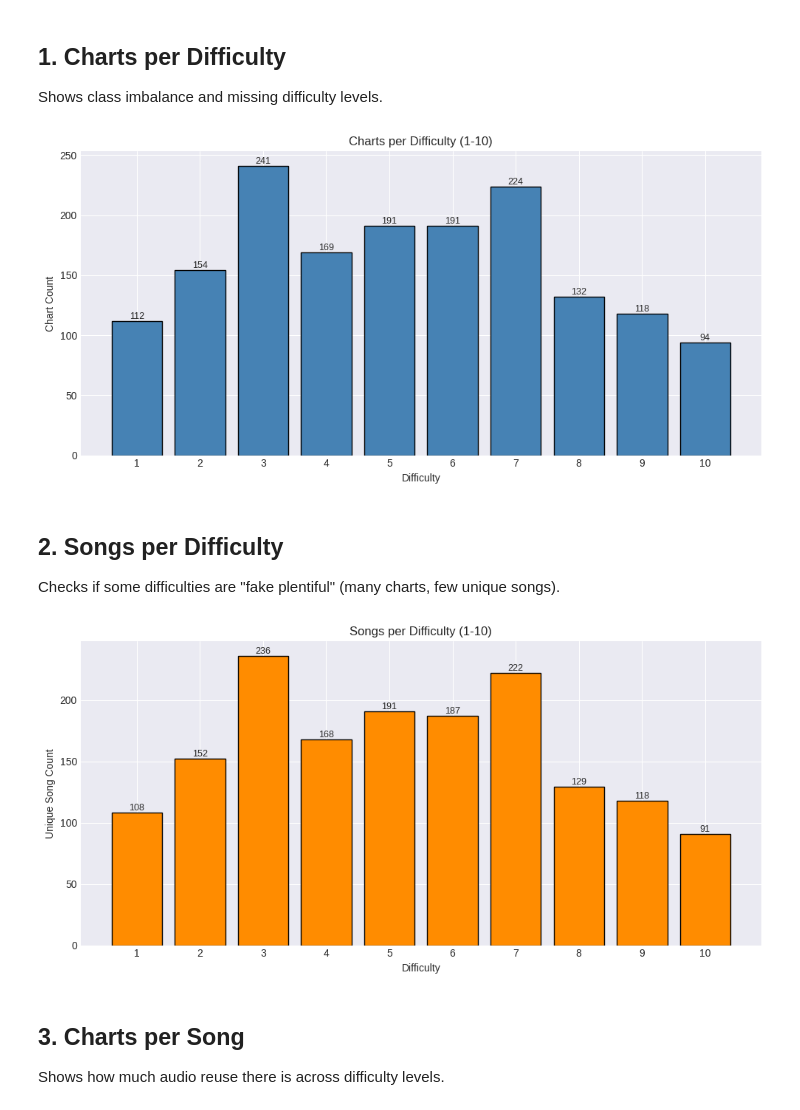
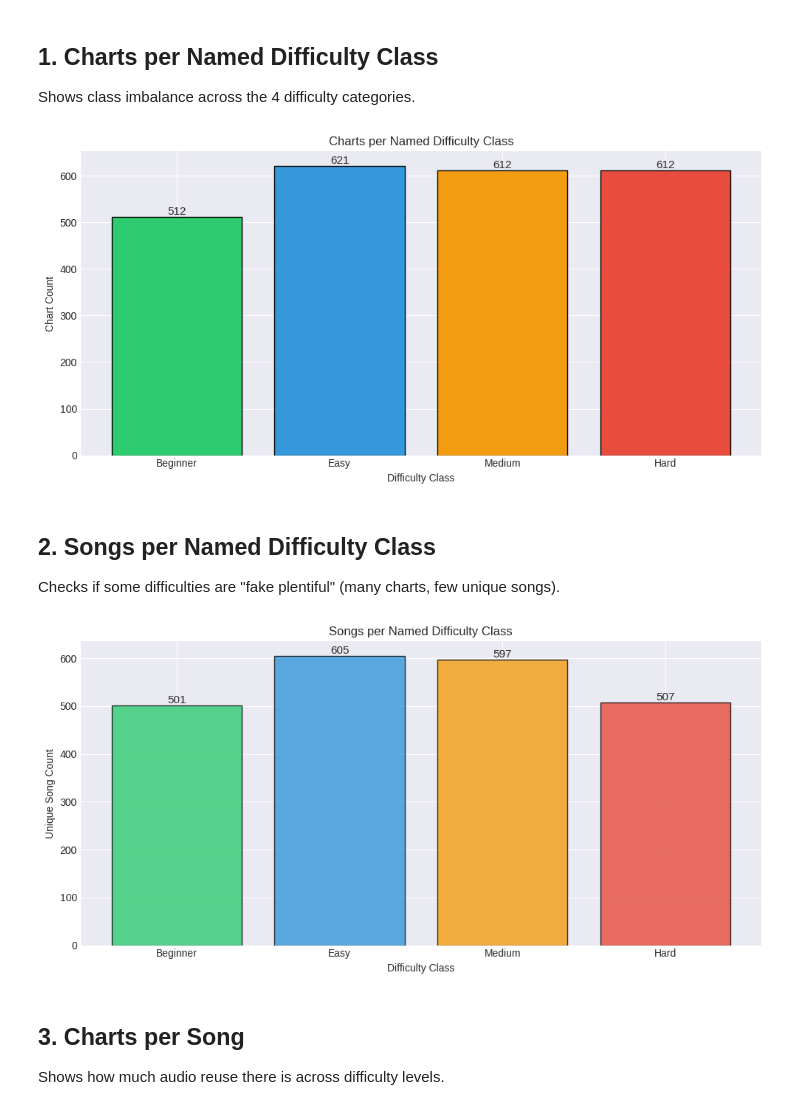
Before and after one commit to Ybx-jp/stepmania-ml, a Jupyter notebook: notebooks/data_exploration.ipynb, the cells around one changed output. Cells and saved outputs as stored; diff of their text form; code cells hidden in the pictures.

```diff
--- a/notebooks/data_exploration.ipynb
+++ b/notebooks/data_exploration.ipynb
@@ -101,20 +165,20 @@ Failed: 529
 # %% [markdown]
-## 1. Charts per Difficulty
+## 1. Charts per Named Difficulty Class
 
-Shows class imbalance and missing difficulty levels.
+Shows class imbalance across the 4 difficulty categories.
 # %%
-difficulties = [c['difficulty'] for c in charts]
-diff_counts = {d: difficulties.count(d) for d in range(1, 11)}
+diff_counts = {name: sum(1 for c in charts if c['difficulty_name'] == name) for name in DIFFICULTY_NAMES}
 
 fig, ax = plt.subplots(figsize=(10, 5))
-ax.bar(diff_counts.keys(), diff_counts.values(), color='steelblue', edgecolor='black')
-ax.set_xlabel('Difficulty')
+bars = ax.bar(DIFFICULTY_NAMES, [diff_counts[name] for name in DIFFICULTY_NAMES],
+              color=['#2ecc71', '#3498db', '#f39c12', '#e74c3c'], edgecolor='black')
+ax.set_xlabel('Difficulty Class')
 ax.set_ylabel('Chart Count')
-ax.set_title('Charts per Difficulty (1-10)')
-ax.set_xticks(range(1, 11))
+ax.set_title('Charts per Named Difficulty Class')
 
-for d, count in diff_counts.items():
-    ax.annotate(str(count), (d, count), ha='center', va='bottom', fontsize=9)
+for bar, name in zip(bars, DIFFICULTY_NAMES):
+    ax.annotate(str(diff_counts[name]), (bar.get_x() + bar.get_width()/2, bar.get_height()),
+                ha='center', va='bottom', fontsize=11)
 
 plt.tight_layout()
 plt.show()
@@ -125,32 +189,33 @@ if 0 in diff_counts.values():
 if max(diff_counts.values()) > 3 * min(d for d in diff_counts.values() if d > 0):
     print("WARNING: Significant class imbalance - consider class weighting")
 # %% [output]
-[figure, old version]
+[figure, new version]
 # %% [markdown]
-## 2. Songs per Difficulty
+## 2. Songs per Named Difficulty Class
 
 Checks if some difficulties are "fake plentiful" (many charts, few unique songs).
 # %%
 songs_per_diff = defaultdict(set)
 for c in charts:
-    songs_per_diff[c['difficulty']].add(c['song'])
+    songs_per_diff[c['difficulty_name']].add(c['song'])
 
-song_counts = {d: len(songs_per_diff[d]) for d in range(1, 11)}
+song_counts = {name: len(songs_per_diff[name]) for name in DIFFICULTY_NAMES}
 
 fig, ax = plt.subplots(figsize=(10, 5))
-ax.bar(song_counts.keys(), song_counts.values(), color='darkorange', edgecolor='black')
-ax.set_xlabel('Difficulty')
+bars = ax.bar(DIFFICULTY_NAMES, [song_counts[name] for name in DIFFICULTY_NAMES],
+              color=['#2ecc71', '#3498db', '#f39c12', '#e74c3c'], edgecolor='black', alpha=0.8)
+ax.set_xlabel('Difficulty Class')
 ax.set_ylabel('Unique Song Count')
-ax.set_title('Songs per Difficulty (1-10)')
-ax.set_xticks(range(1, 11))
+ax.set_title('Songs per Named Difficulty Class')
 
-for d, count in song_counts.items():
-    ax.annotate(str(count), (d, count), ha='center', va='bottom', fontsize=9)
+for bar, name in zip(bars, DIFFICULTY_NAMES):
+    ax.annotate(str(song_counts[name]), (bar.get_x() + bar.get_width()/2, bar.get_height()),
+                ha='center', va='bottom', fontsize=11)
 
 plt.tight_layout()
 plt.show()
 # %% [output]
-[figure, old version]
+[figure, new version]
 # %% [markdown]
 ## 3. Charts per Song
 
```
Also changed, not shown: parts of 22 cells of this notebook, 2 other files.
